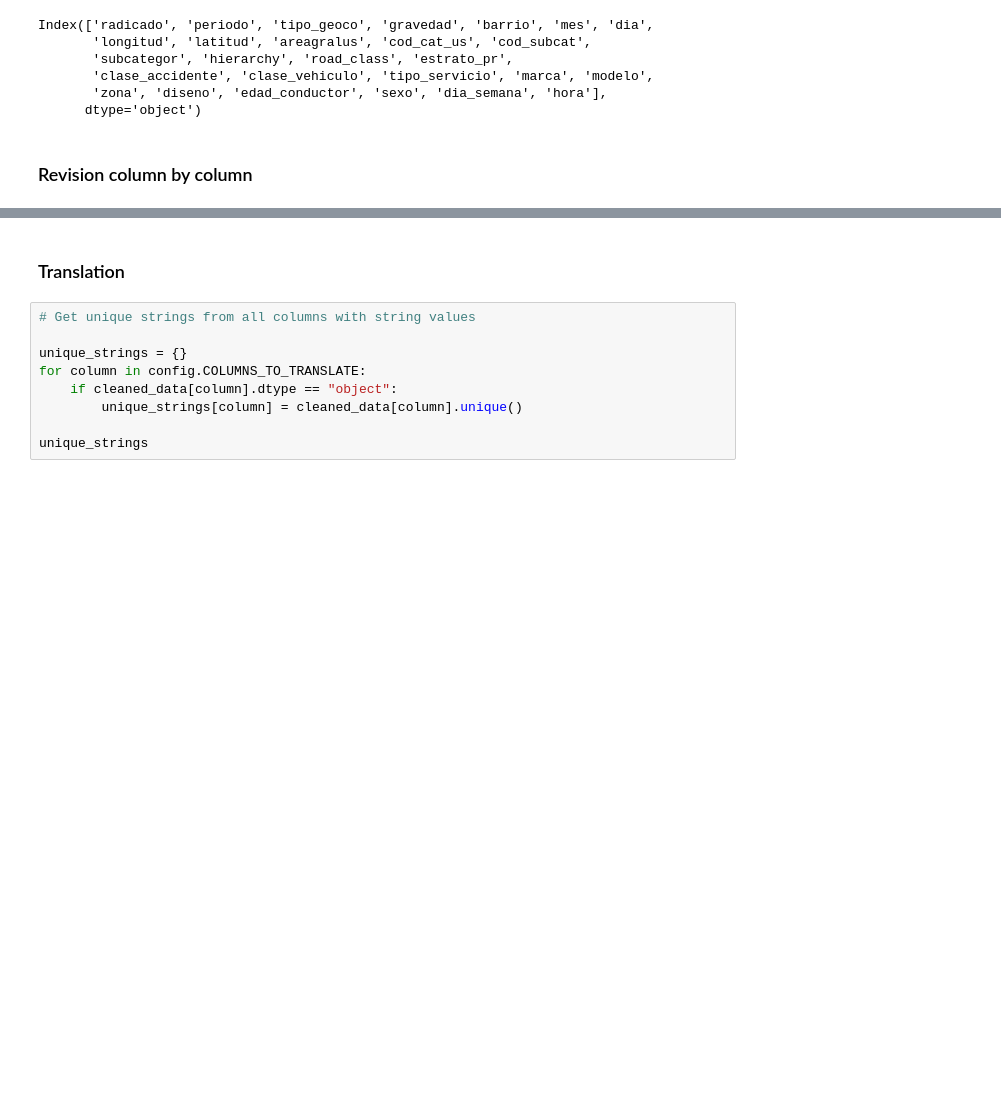
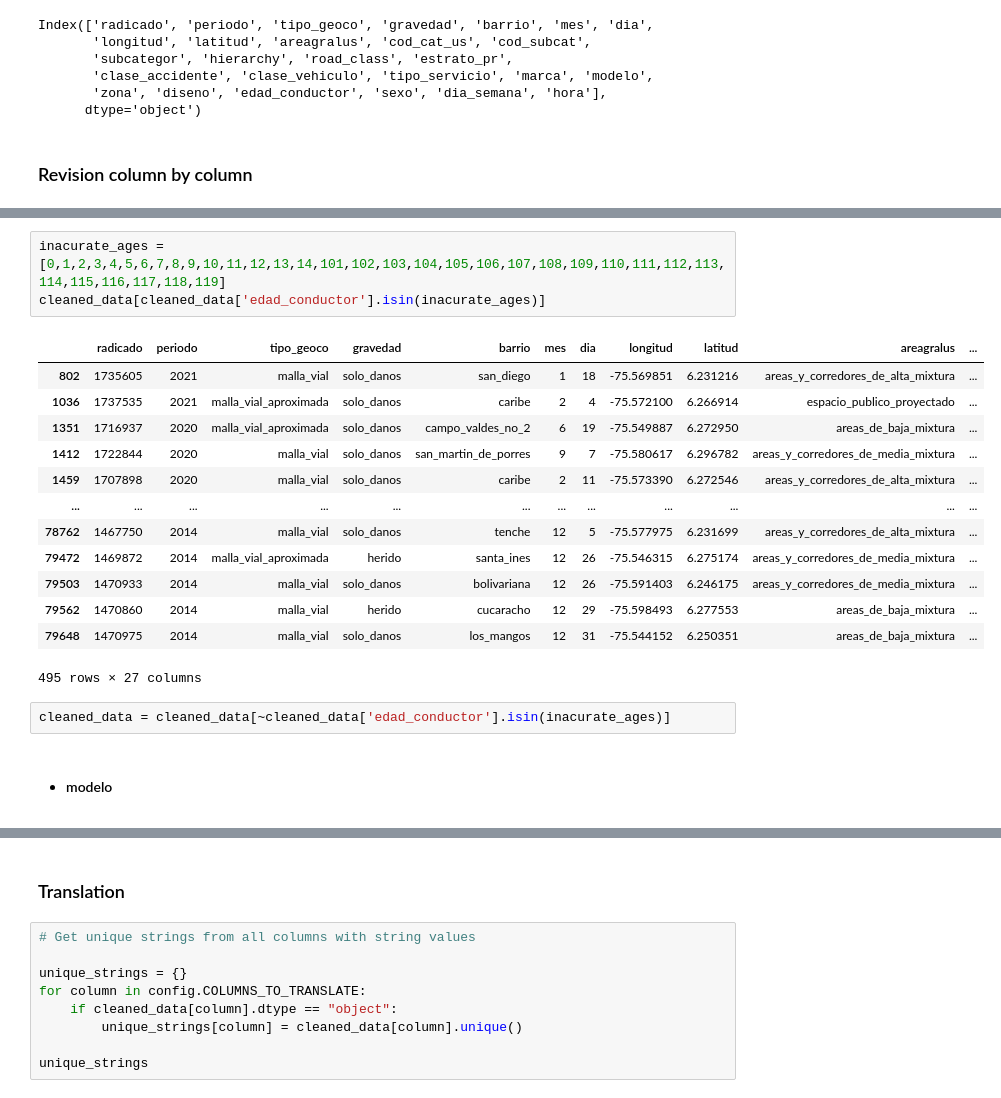
Before and after one commit to Anmjaramillo412/Buses_accidents_Medellin, a Jupyter notebook: notebooks/6-translation.ipynb, the cells around one changed output, grey strips where cells are left out. Drawn from its saved outputs; the diff is of its cells as text; blank space fills up the shorter version.

```diff
--- a/notebooks/6-translation.ipynb
+++ b/notebooks/6-translation.ipynb
@@ -29,0 +58,21 @@ NameError: name 'cleaned_data' is not defined
+# %%
+inacurate_ages = [0,1,2,3,4,5,6,7,8,9,10,11,12,13,14,101,102,103,104,105,106,107,108,109,110,111,112,113,114,115,116,117,118,119]
+cleaned_data[cleaned_data['edad_conductor'].isin(inacurate_ages)]
+# %% [output]
+|  | radicado | periodo | tipo_geoco | gravedad | barrio | mes | dia | longitud | latitud | areagralus | ... |
+| 802 | 1735605 | 2021 | malla_vial | solo_danos | san_diego | 1 | 18 | -75.569851 | 6.231216 | areas_y_corredores_de_alta_mixtura | ... |
+| 1036 | 1737535 | 2021 | malla_vial_aproximada | solo_danos | caribe | 2 | 4 | -75.572100 | 6.266914 | espacio_publico_proyectado | ... |
+| 1351 | 1716937 | 2020 | malla_vial_aproximada | solo_danos | campo_valdes_no_2 | 6 | 19 | -75.549887 | 6.272950 | areas_de_baja_mixtura | ... |
+| 1412 | 1722844 | 2020 | malla_vial | solo_danos | san_martin_de_porres | 9 | 7 | -75.580617 | 6.296782 | areas_y_corredores_de_media_mixtura | ... |
+| 1459 | 1707898 | 2020 | malla_vial | solo_danos | caribe | 2 | 11 | -75.573390 | 6.272546 | areas_y_corredores_de_alta_mixtura | ... |
+| ... | ... | ... | ... | ... | ... | ... | ... | ... | ... | ... | ... |
+| 78762 | 1467750 | 2014 | malla_vial | solo_danos | tenche | 12 | 5 | -75.577975 | 6.231699 | areas_y_corredores_de_alta_mixtura | ... |
+| 79472 | 1469872 | 2014 | malla_vial_aproximada | herido | santa_ines | 12 | 26 | -75.546315 | 6.275174 | areas_y_corredores_de_media_mixtura | ... |
+| 79503 | 1470933 | 2014 | malla_vial | solo_danos | bolivariana | 12 | 26 | -75.591403 | 6.246175 | areas_y_corredores_de_media_mixtura | ... |
+| 79562 | 1470860 | 2014 | malla_vial | herido | cucaracho | 12 | 29 | -75.598493 | 6.277553 | areas_de_baja_mixtura | ... |
+| 79648 | 1470975 | 2014 | malla_vial | solo_danos | los_mangos | 12 | 31 | -75.544152 | 6.250351 | areas_de_baja_mixtura | ... |
+495 rows × 27 columns
+# %%
+cleaned_data = cleaned_data[~cleaned_data['edad_conductor'].isin(inacurate_ages)]
+# %% [markdown]
+* #### modelo
```
Also changed, not shown: parts of 13 cells of this notebook, 6 other files.
